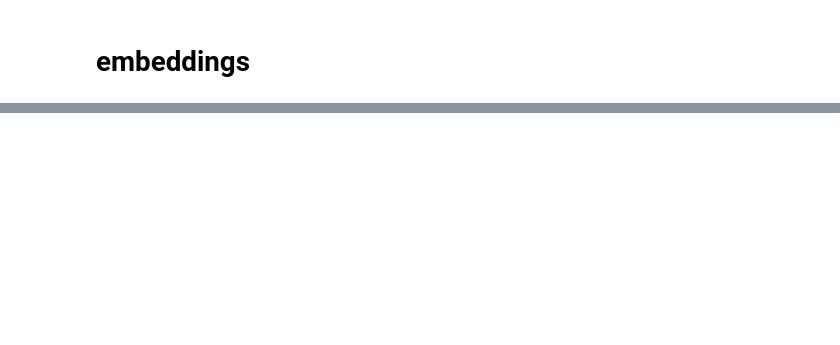
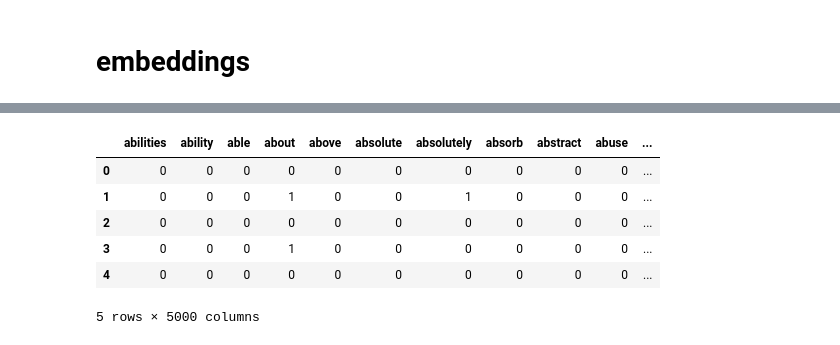
Before and after one commit to BenGaistAI/ai_detection, a Jupyter notebook: main_notebook.ipynb, the cells around one changed output, grey strips where cells are left out. Drawn from its saved outputs; the diff is of its cells as text; code cells hidden in the pictures; blank space fills up the shorter version.

```diff
--- a/main_notebook.ipynb
+++ b/main_notebook.ipynb
@@ -771,5 +781,28 @@ df_small['tokens'] = df_small['text_clean'].apply(word_tokenize)
 # %%
 #bag of words
+from sklearn.feature_extraction.text import CountVectorizer
+
+# Initialize CountVectorizer (BoW)
+vectorizer = CountVectorizer(max_features=5000, token_pattern=r'\b[a-zA-Z]{2,}\b')
+
+
+# Fit + transform the text data
+bow_matrix = vectorizer.fit_transform(df_small_copy['text'])
+
+# inspect a small sample
+sample_bow = pd.DataFrame(
+    bow_matrix[:5].toarray(),
+    columns=vectorizer.get_feature_names_out()
+)
+sample_bow.head()
+# %% [output]
+|  | abilities | ability | able | about | above | absolute | absolutely | absorb | abstract | abuse | ... |
+| 0 | 0 | 0 | 0 | 0 | 0 | 0 | 0 | 0 | 0 | 0 | ... |
+| 1 | 0 | 0 | 0 | 1 | 0 | 0 | 1 | 0 | 0 | 0 | ... |
+| 2 | 0 | 0 | 0 | 0 | 0 | 0 | 0 | 0 | 0 | 0 | ... |
+| 3 | 0 | 0 | 0 | 1 | 0 | 0 | 0 | 0 | 0 | 0 | ... |
+| 4 | 0 | 0 | 0 | 0 | 0 | 0 | 0 | 0 | 0 | 0 | ... |
+5 rows × 5000 columns
 # %%
 #bag of words
 # %%
```
Also changed, not shown: parts of 15 cells of this notebook.
